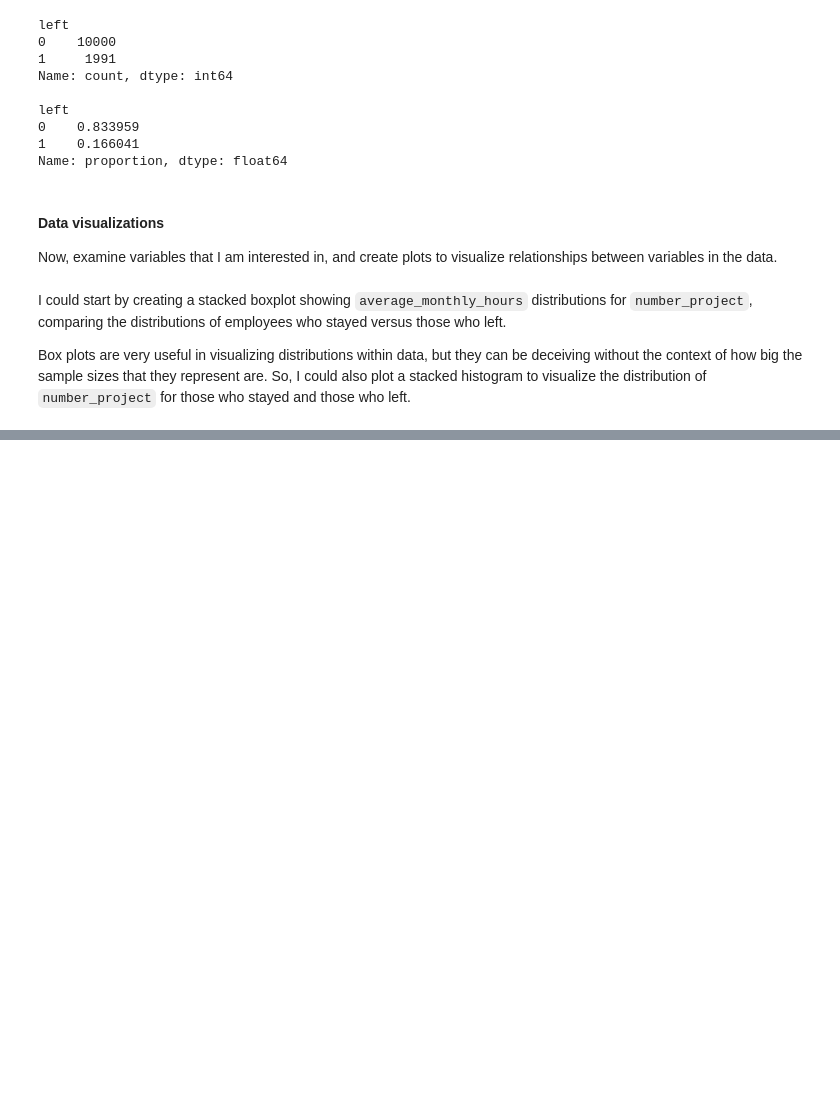
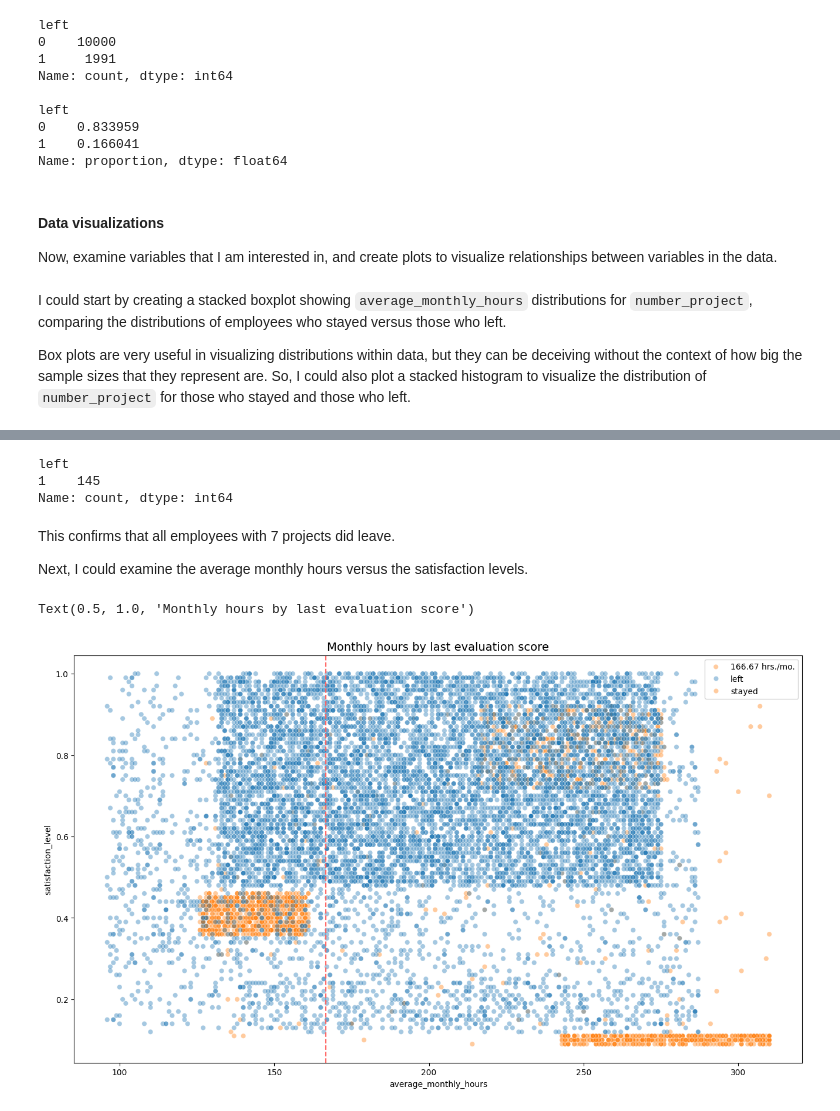
Before and after one commit to JSparktuneGrid/HR-data-driven-project, a Jupyter notebook: notebooks/HR_data_driven_project.ipynb, the cells around one changed output, grey strips where cells are left out. Cells and saved outputs as stored; diff of their text form; code cells hidden in the pictures; blank space fills up the shorter version.

```diff
--- a/notebooks/HR_data_driven_project.ipynb
+++ b/notebooks/HR_data_driven_project.ipynb
@@ -242,0 +276,21 @@ Box plots are very useful in visualizing distributions within data, but they can
+# %%
+# Get value counts of stayed/left for employees with 7 projects
+df1[df1['number_project']==7]['left'].value_counts()
+# %% [output]
+left
+1    145
+Name: count, dtype: int64
+# %% [markdown]
+This confirms that all employees with 7 projects did leave.
+
+Next, I could examine the average monthly hours versus the satisfaction levels.
+# %%
+# Create a scatterplot of 'average_monthly_hours' VS. 'satisfaction_level', comparing employee who stayed VS those who left
+plt.figure(figsize=(16,9))
+sns.scatterplot(data=df1, x='average_monthly_hours', y='satisfaction_level', hue='left',alpha=0.4)
+plt.axvline(x=166.67, color='#ff6361', label='166.67 hrs./mo.', ls='--')
+plt.legend(labels=['166.67 hrs./mo.', 'left', 'stayed'])
+plt.title('Monthly hours by last evaluation score', fontsize='14')
+# %% [output]
+Text(0.5, 1.0, 'Monthly hours by last evaluation score')
+[figure, added]
```
Also changed, not shown: parts of 9 cells of this notebook, 3 other files.
